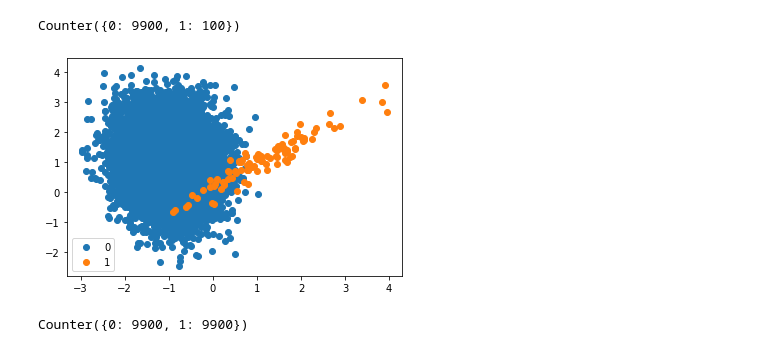
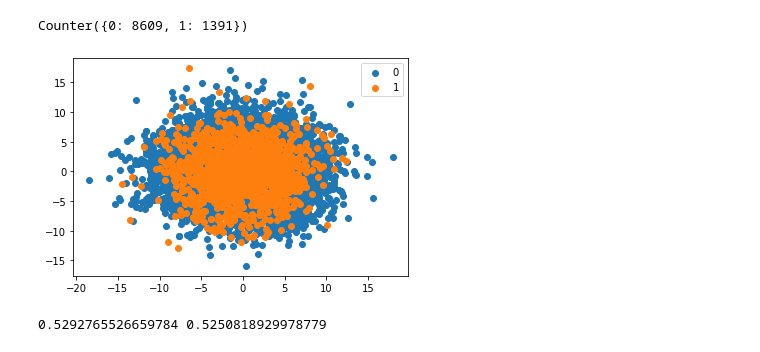
Before and after one commit to soumenss/SMOTE, a Jupyter notebook: tempCode.ipynb, the cells around one changed output. Drawn from its saved outputs; the diff is of its cells as text; code cells hidden in the pictures.

```diff
--- a/tempCode.ipynb
+++ b/tempCode.ipynb
@@ -9,29 +12,52 @@ from imblearn.over_sampling import SMOTE
 from imblearn.under_sampling import RandomUnderSampler
 from imblearn.pipeline import Pipeline
+# %%
+def count_and_plot(X, y):
+    '''
+    Counts the values of label y and plots the values of dataset X
+    '''
+    counter = Counter(y)
+    print(counter)
+
+    for label, _ in counter.items():
+        row_ix = np.where(y == label)[0]
+        plt.scatter(X[row_ix, 0], X[row_ix, 1], label= str(label))
+    plt.legend()
+    plt.show()
+
+def classify_score(X, y):
+    '''
+    Determine the classification score
+    '''
+
+    model1 = DecisionTreeClassifier()
+    model2 = DecisionTreeRegressor()
+
+    cv = RepeatedStratifiedKFold(n_splits=10, n_repeats=3, random_state=1)
+    scores1 = cross_val_score(model1, X, y, scoring='roc_auc', cv= cv, n_jobs=-1)
+    scores2 = cross_val_score(model1, X, y, scoring='roc_auc', cv= cv, n_jobs=-1)
+    print(mean(scores1), mean(scores2))
 # %%
-# define dataset
-X, y = make_classification(n_samples=10000, n_features=2, n_redundant=0,
-                           n_clusters_per_class=1, weights=[0.99], flip_y=0, random_state=2)
+def take_dataset():
+    X, y = make_classification(n_samples= 10000, n_features=67, n_informative=50, n_redundant=3, n_classes= 2,
+                               n_clusters_per_class=5, weights=[0.9], flip_y= 0.10,
+                               class_sep= 0.65, random_state=20)
+
+    return X, y
+
+# weights= [1, 2, 3, 5, 5, 4, 3, 0.8]
-# %%
-# summarize class distribution
-counter = Counter(y)
-print(counter)
-# %% [output]
-Counter({0: 9900, 1: 100})
-# %%
-# scatter plot of examples by class label
-for label, _ in counter.items():
-    row_ix = np.where(y == label)[0]
-    plt.scatter(X[row_ix, 0], X[row_ix, 1], label=str(label))
-plt.legend()
-plt.show()
-# %% [output]
-[figure, removed]
+# %%
+X, y= take_dataset()
+# %%
+count_and_plot(X, y)
+classify_score(X, y)
+# %% [output]
+Counter({0: 8609, 1: 1391})
+[figure, added]
+0.5292765526659784 0.5250818929978779
 # %%
+X, y= take_dataset()
+
 # transform the dataset
 oversample = SMOTE()
 X, y = oversample.fit_resample(X, y)
-counter = Counter(y)
-print(counter)
-# %% [output]
-Counter({0: 9900, 1: 9900})
```
Also changed, not shown: parts of 23 cells of this notebook.
